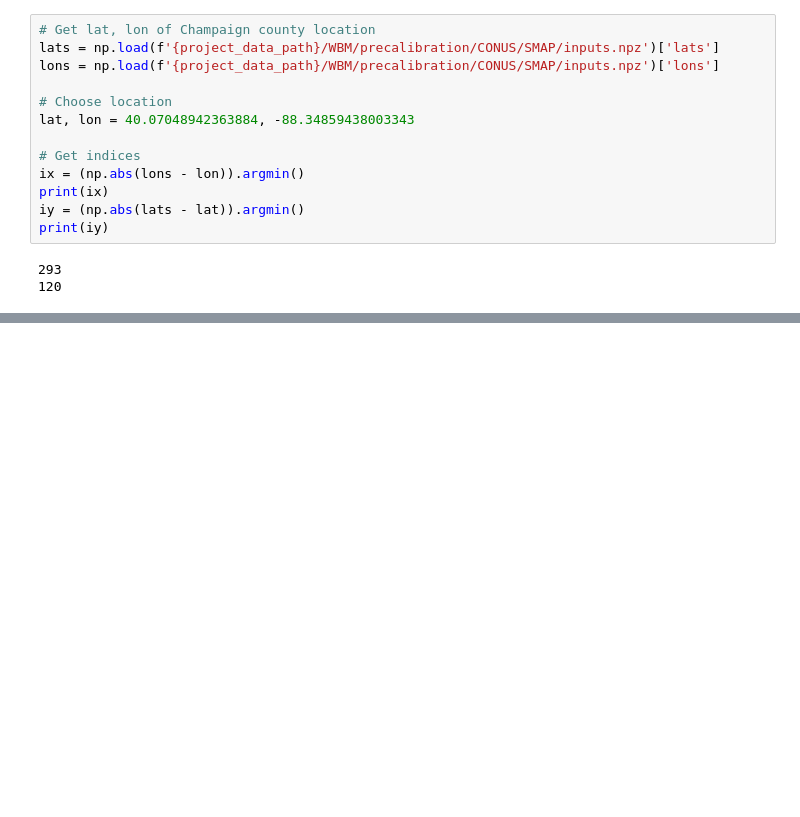
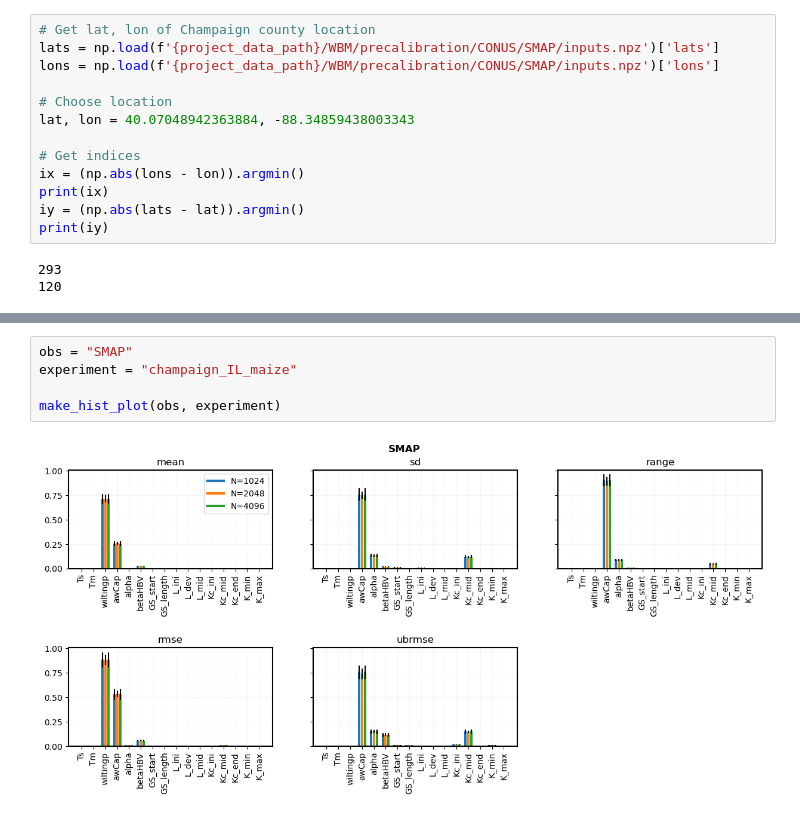
Before and after one commit to david0811/lafferty-etal-2024-tbd, a Jupyter notebook: code/01_WBM_SA.ipynb, the cells around one changed output, grey strips where cells are left out. Drawn from its saved outputs; the diff is of its cells as text; blank space fills up the shorter version.

```diff
--- a/code/01_WBM_SA.ipynb
+++ b/code/01_WBM_SA.ipynb
@@ -386,0 +456,7 @@ champaign_IL_maize_1024_NLDAS_CCtas10prcp0.9
+# %%
+obs = "SMAP"
+experiment = "champaign_IL_maize"
+
+make_hist_plot(obs, experiment)
+# %% [output]
+[figure, added]
```
Also changed, not shown: parts of 15 cells of this notebook, 1 other file.
